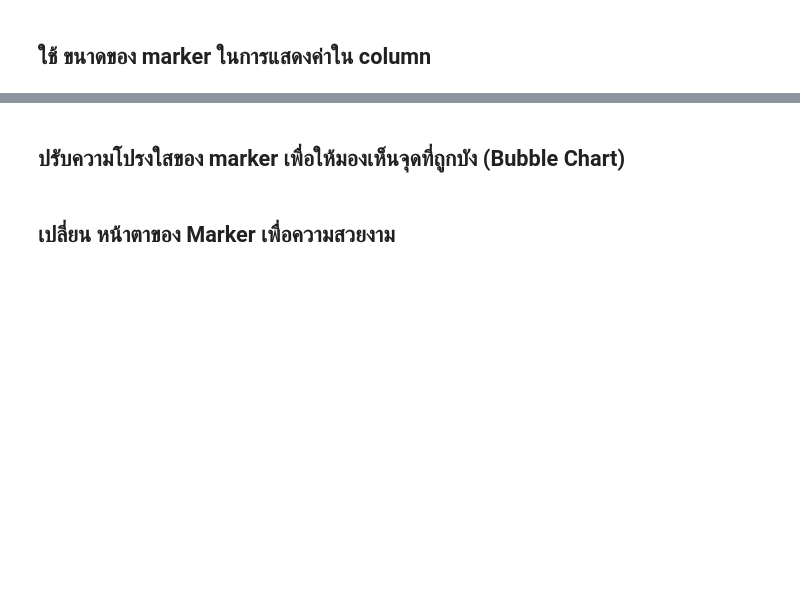
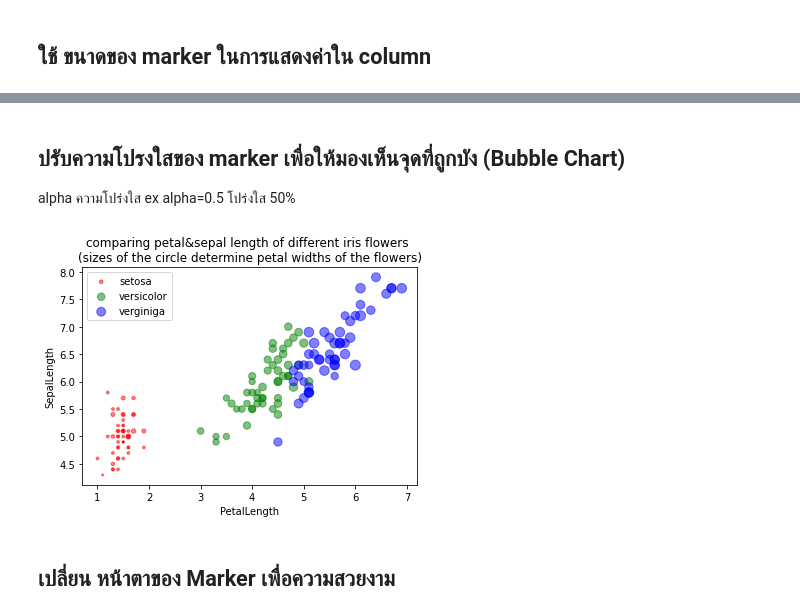
Before and after one commit to Phimphakanph22/BasicProg_DataViz65, a Jupyter notebook: DataViz02_Data_Distribution_.ipynb, the cells around one changed output, grey strips where cells are left out. Saved outputs shown, nothing was run; the diff lists cells and outputs as text; code cells hidden in the pictures; blank space fills up the shorter version.

```diff
--- a/DataViz02_Data_Distribution_.ipynb
+++ b/DataViz02_Data_Distribution_.ipynb
@@ -122,13 +128,16 @@ plt.title('comparing petal&sepal length of different iris flowers');
 # %% [markdown]
 ## ปรับความโปรงใสของ marker เพื่อให้มองเห็นจุดที่ถูกบัง (Bubble Chart)
+alpha ความโปร่งใส ex alpha=0.5 โปร่งใส 50%
 # %%
 plt.scatter(df2['PetalLength'][:50],df2['SepalLength'][:50],alpha=0.5,c=df2['Name'][:50],label='setosa',s=40*df2['PetalWidth'][:50])
 plt.scatter(df2['PetalLength'][50:100],df2['SepalLength'][50:100],alpha=0.5,c=df2['Name'][50:100],label='versicolor',s=40*df2['PetalWidth'][50:100])
 plt.scatter(df2['PetalLength'][100:],df2['SepalLength'][100:],alpha=0.5,c=df2['Name'][100:],label='verginiga',s=40*df2['PetalWidth'][100:])
 plt.legend()
 plt.xlabel('PetalLength')
 plt.ylabel('SepalLength')
-plt.title('comparing petal&sepal length of different iris flowers');
+plt.title('comparing petal&sepal length of different iris flowers \n(sizes of the circle determine petal widths of the flowers)');
+# %% [output]
+[figure, added]
 # %% [markdown]
 ## เปลี่ยน หน้าตาของ Marker เพื่อความสวยงาม
 # %%
```
Also changed, not shown: parts of 67 cells of this notebook.
